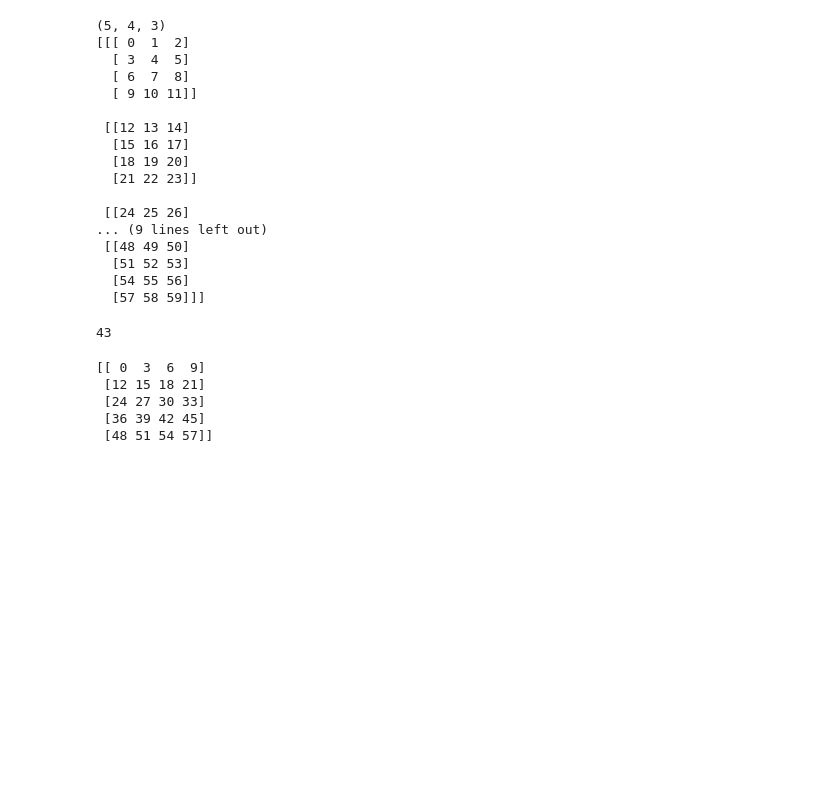
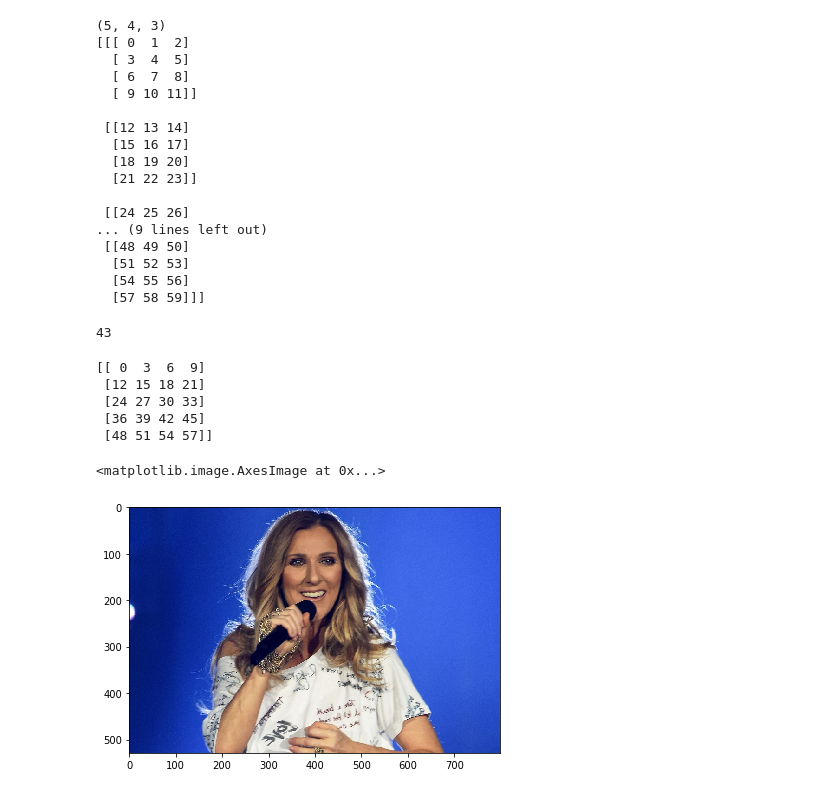
Before and after one commit to amicuscertus/Colab001, a Jupyter notebook: colon001.ipynb, the cells around one changed output. Saved outputs shown, nothing was run; the diff lists cells and outputs as text; code cells hidden in the pictures; blank space fills up the shorter version.

```diff
--- a/colon001.ipynb
+++ b/colon001.ipynb
@@ -152,0 +157,7 @@ print(e[:,:,0])
+# %%
+url = 'https://github.com/amicuscertus/Test001/raw/master/celine-dion.jpg'
+img = io.imread(url)
+io.imshow(img)
+# %% [output]
+<matplotlib.image.AxesImage at 0x...>
+[figure, added]
```
Also changed, not shown: parts of 5 cells of this notebook.
